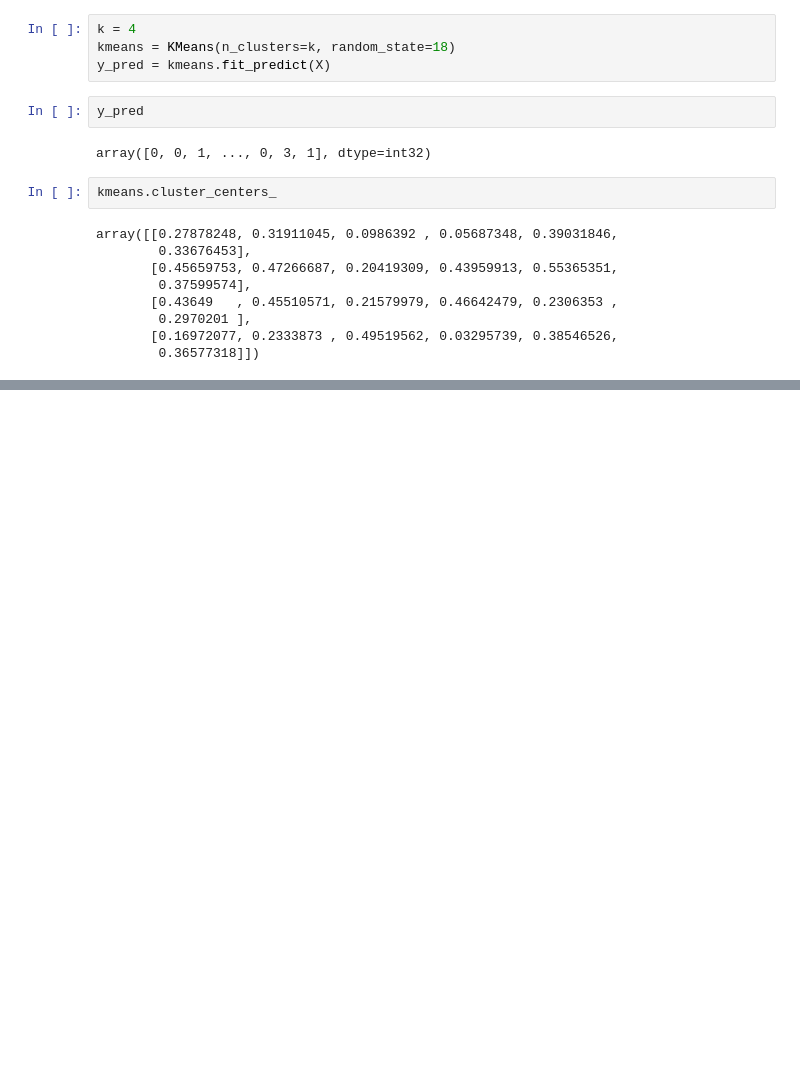
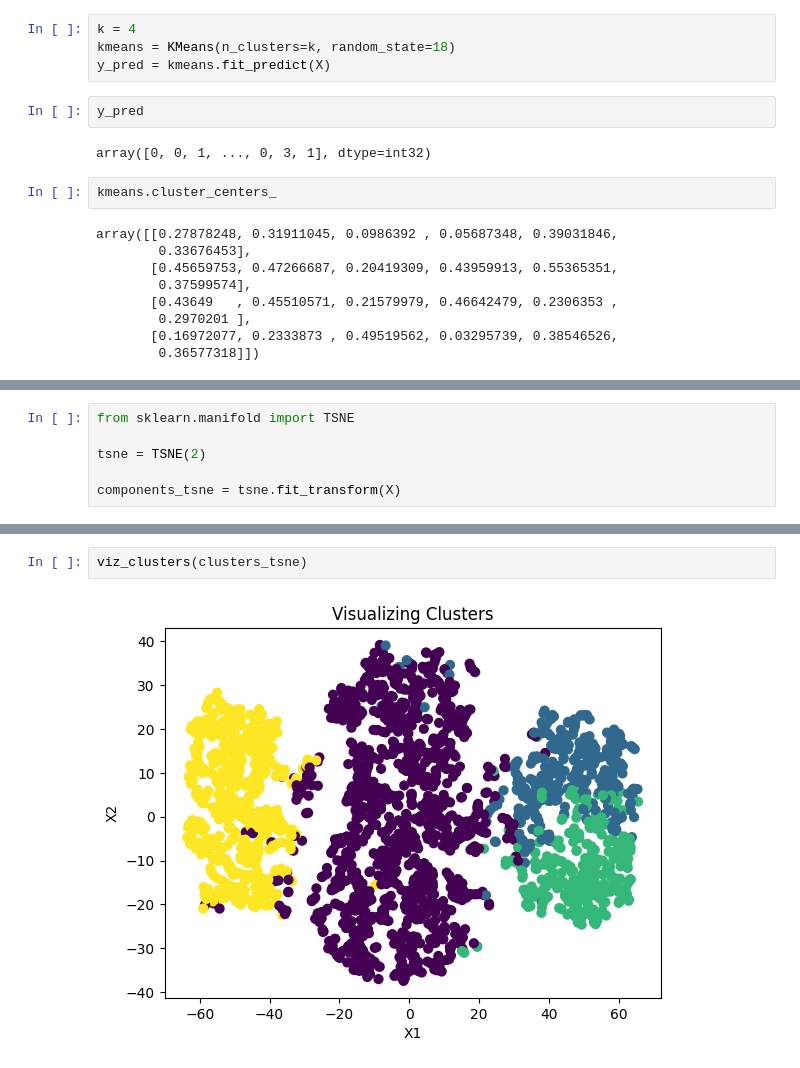
Before and after one commit to piyush1856/machine-learning-algorithms, a Jupyter notebook: 14_clustering/kmeans.ipynb, the cells around one changed output, grey strips where cells are left out. Drawn from its saved outputs; the diff is of its cells as text; blank space fills up the shorter version.

```diff
--- a/14_clustering/kmeans.ipynb
+++ b/14_clustering/kmeans.ipynb
@@ -81,0 +114,6 @@ array([[0.27878248, 0.31911045, 0.0986392 , 0.05687348, 0.39031846,
+# %%
+from sklearn.manifold import TSNE
+
+tsne = TSNE(2)
+
+components_tsne = tsne.fit_transform(X)
@@ -81,0 +129,4 @@ array([[0.27878248, 0.31911045, 0.0986392 , 0.05687348, 0.39031846,
+# %%
+viz_clusters(clusters_tsne)
+# %% [output]
+[figure, added]
```
Also changed, not shown: parts of 27 cells of this notebook.
